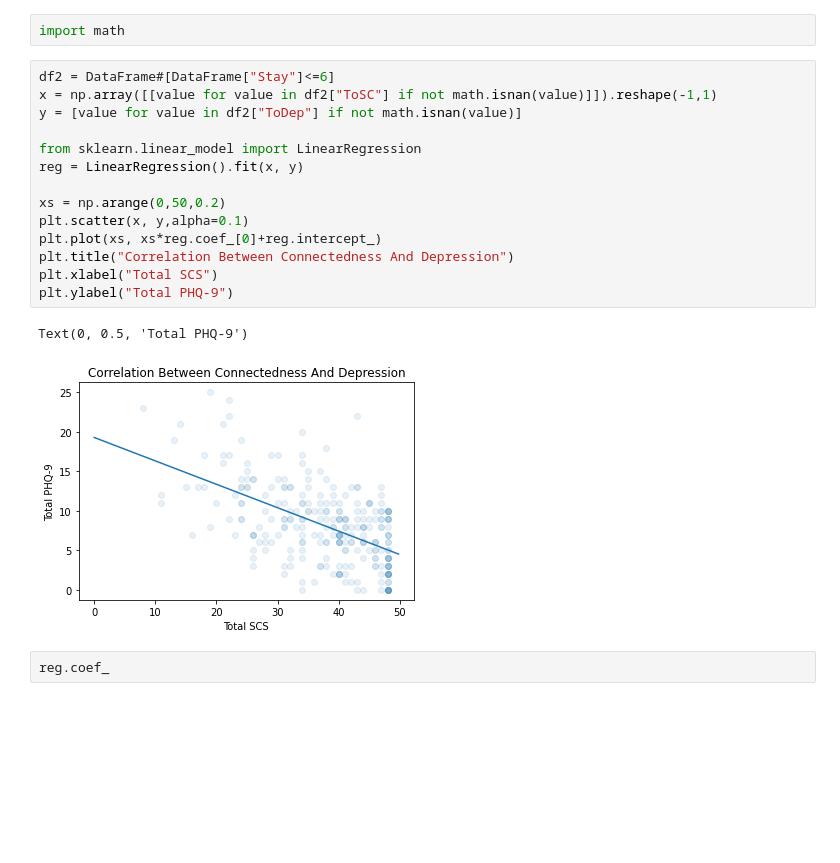
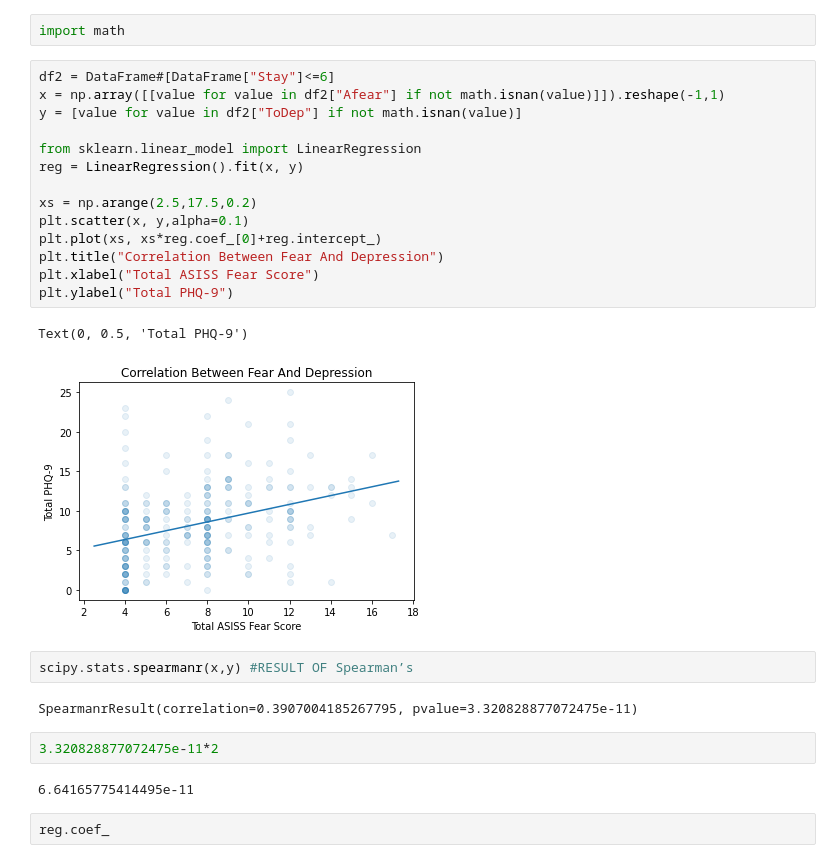
Before and after one commit to weathon/psychology_research, a Jupyter notebook: Recorded_Data.ipynb, the cells around one changed output. Saved outputs shown, nothing was run; the diff lists cells and outputs as text; blank space fills up the shorter version.

```diff
--- a/Recorded_Data.ipynb
+++ b/Recorded_Data.ipynb
@@ -147,21 +157,29 @@ plt.scatter(DataFrame["Stay"],DataFrame["Afear"],alpha=0.1)
 import math
 # %%
 df2 = DataFrame#[DataFrame["Stay"]<=6]
-x = np.array([[value for value in df2["ToSC"] if not math.isnan(value)]]).reshape(-1,1)
+x = np.array([[value for value in df2["Afear"] if not math.isnan(value)]]).reshape(-1,1)
 y = [value for value in df2["ToDep"] if not math.isnan(value)]
 
 from sklearn.linear_model import LinearRegression
 reg = LinearRegression().fit(x, y)
 
-xs = np.arange(0,50,0.2)
+xs = np.arange(2.5,17.5,0.2)
 plt.scatter(x, y,alpha=0.1)
 plt.plot(xs, xs*reg.coef_[0]+reg.intercept_)
-plt.title("Correlation Between Connectedness And Depression")
-plt.xlabel("Total SCS")
+plt.title("Correlation Between Fear And Depression")
+plt.xlabel("Total ASISS Fear Score")
 plt.ylabel("Total PHQ-9")
 # %% [output]
 Text(0, 0.5, 'Total PHQ-9')
-[figure, old version]
+[figure, new version]
+# %%
+scipy.stats.spearmanr(x,y) #RESULT OF Spearman’s
+# %% [output]
+SpearmanrResult(correlation=0.3907004185267795, pvalue=3.320828877072475e-11)
+# %%
+3.320828877072475e-11*2
+# %% [output]
+6.64165775414495e-11
 # %%
 reg.coef_
 # %% [output]
```
Also changed, not shown: parts of 19 cells of this notebook.
